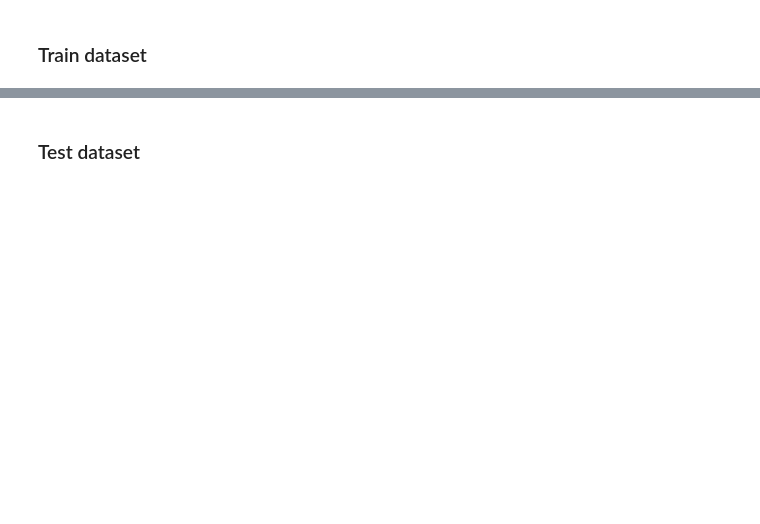
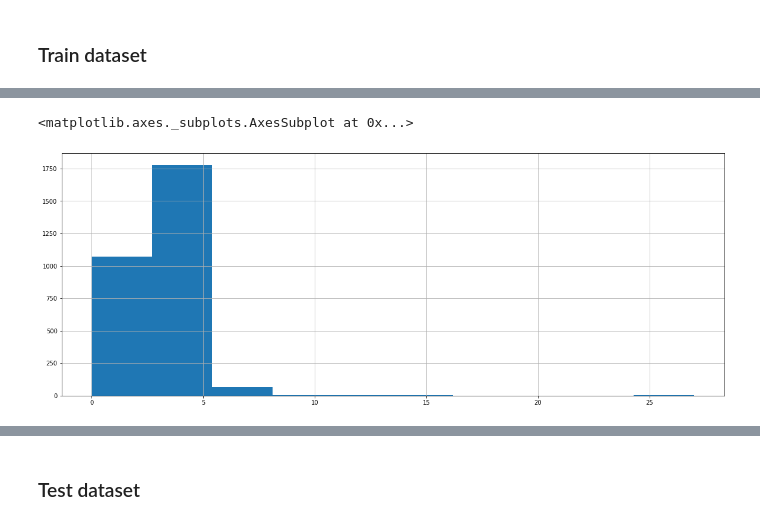
Before and after one commit to M-McKegney/ET5003_SEM1_2021-2, a Jupyter notebook: ET5003_Etivity2_MichaelMcKegney_20149743.ipynb, the cells around one changed output, grey strips where cells are left out. Drawn from its saved outputs; the diff is of its cells as text; code cells hidden in the pictures; blank space fills up the shorter version.

```diff
--- a/ET5003_Etivity2_MichaelMcKegney_20149743.ipynb
+++ b/ET5003_Etivity2_MichaelMcKegney_20149743.ipynb
@@ -239,0 +349,7 @@ dftrain.describe()
+# %%
+dftrain_adj['beds'].value_counts(dropna = False)
+
+dftrain_adj['beds'].hist(figsize=(20, 7.5))
+# %% [output]
+<matplotlib.axes._subplots.AxesSubplot at 0x...>
+[figure, added]
```
Also changed, not shown: parts of 46 cells of this notebook.
